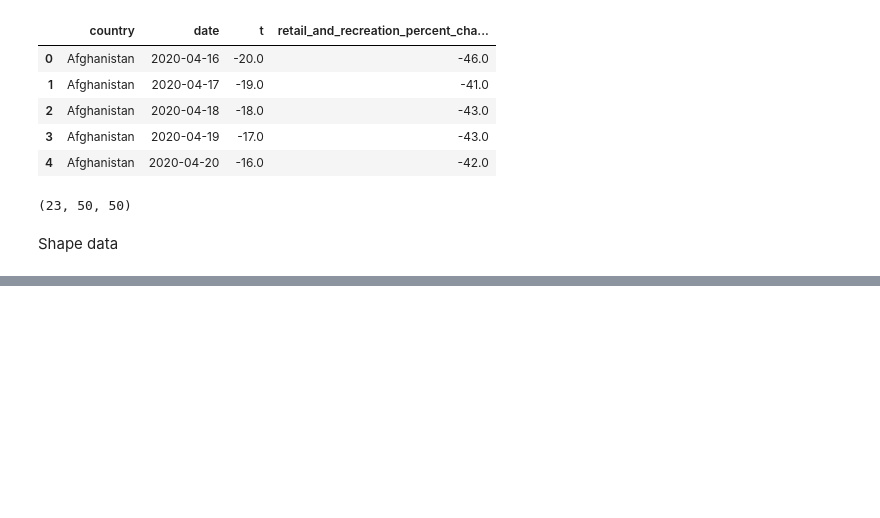
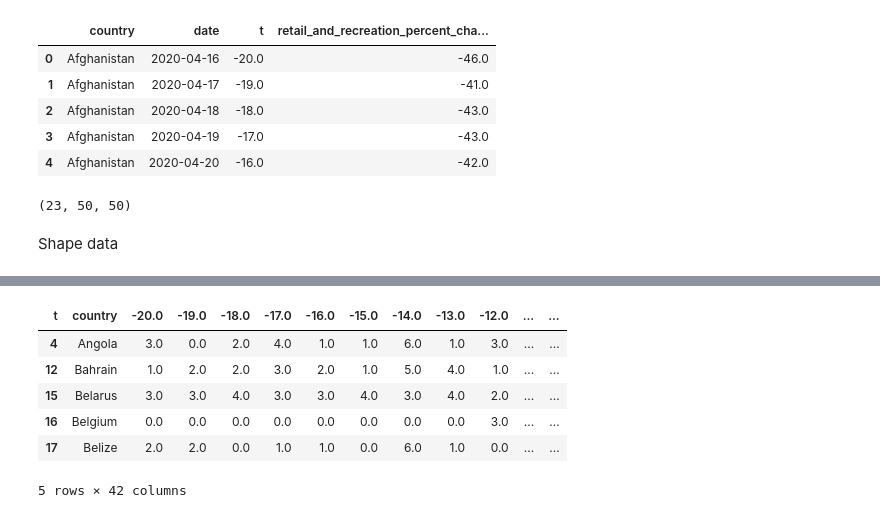
Before and after one commit to Arohrba5/mitx-causal-inference-with-covid-data, a Jupyter notebook: MITx_IDS_S24x_SyntheticInterventionRecitation.ipynb, the cells around one changed output, grey strips where cells are left out. Cells and saved outputs as stored; diff of their text form; code cells hidden in the pictures; blank space fills up the shorter version.

```diff
--- a/MITx_IDS_S24x_SyntheticInterventionRecitation.ipynb
+++ b/MITx_IDS_S24x_SyntheticInterventionRecitation.ipynb
@@ -202,0 +244,12 @@ Shape data
+# %%
+# 1. Isolate moderate mobility restriction countries
+moderate_countries_ts = covid_df[covid_df['country'].isin(moderate_countries)]
+moderate_countries_ts.head()
+# %% [output]
+| t | country | -20.0 | -19.0 | -18.0 | -17.0 | -16.0 | -15.0 | -14.0 | -13.0 | -12.0 | ... | ... |
+| 4 | Angola | 3.0 | 0.0 | 2.0 | 4.0 | 1.0 | 1.0 | 6.0 | 1.0 | 3.0 | ... | ... |
+| 12 | Bahrain | 1.0 | 2.0 | 2.0 | 3.0 | 2.0 | 1.0 | 5.0 | 4.0 | 1.0 | ... | ... |
+| 15 | Belarus | 3.0 | 3.0 | 4.0 | 3.0 | 3.0 | 4.0 | 3.0 | 4.0 | 2.0 | ... | ... |
+| 16 | Belgium | 0.0 | 0.0 | 0.0 | 0.0 | 0.0 | 0.0 | 0.0 | 0.0 | 3.0 | ... | ... |
+| 17 | Belize | 2.0 | 2.0 | 0.0 | 1.0 | 1.0 | 0.0 | 6.0 | 1.0 | 0.0 | ... | ... |
+5 rows × 42 columns
```
Also changed, not shown: parts of 16 cells of this notebook.
